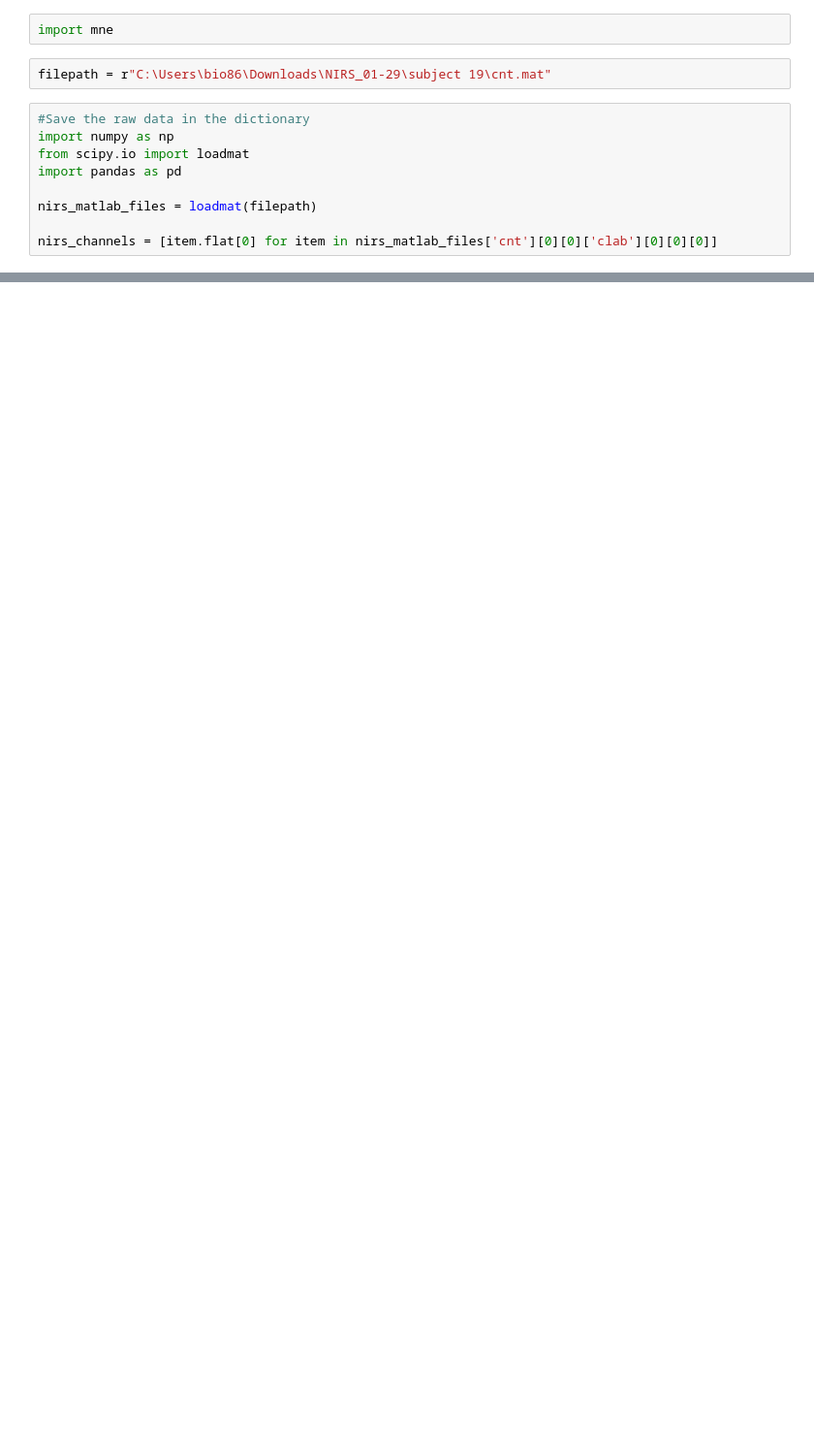
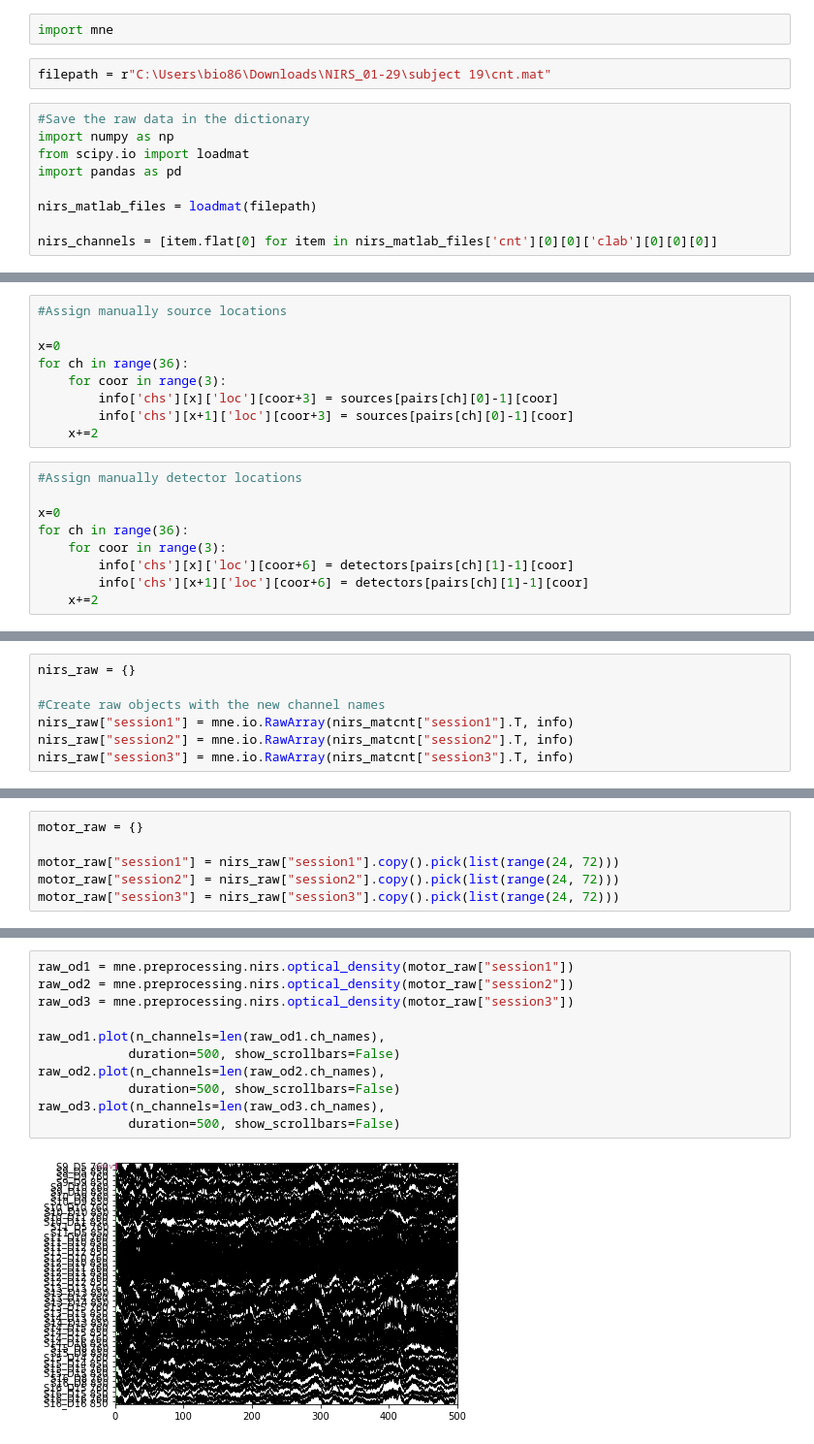
Before and after one commit to Isamaoz/Dissertation, a Jupyter notebook: test-19-NIRS.ipynb, the cells around one changed output, grey strips where cells are left out. Shown at 97% size. Saved outputs shown, nothing was run; the diff lists cells and outputs as text; blank space fills up the shorter version.

```diff
--- a/test-19-NIRS.ipynb
+++ b/test-19-NIRS.ipynb
@@ -81,0 +152,18 @@ info_highWL.set_montage(mnt_highWL)
+# %%
+#Assign manually source locations
+
+x=0
+for ch in range(36):
+    for coor in range(3):
+        info['chs'][x]['loc'][coor+3] = sources[pairs[ch][0]-1][coor]
+        info['chs'][x+1]['loc'][coor+3] = sources[pairs[ch][0]-1][coor]
+    x+=2
+# %%
+#Assign manually detector locations
+
+x=0
+for ch in range(36):
+    for coor in range(3):
+        info['chs'][x]['loc'][coor+6] = detectors[pairs[ch][1]-1][coor]
+        info['chs'][x+1]['loc'][coor+6] = detectors[pairs[ch][1]-1][coor]
+    x+=2
@@ -81,0 +244,7 @@ info_highWL.set_montage(mnt_highWL)
+# %%
+nirs_raw = {}
+
+#Create raw objects with the new channel names
+nirs_raw["session1"] = mne.io.RawArray(nirs_matcnt["session1"].T, info)
+nirs_raw["session2"] = mne.io.RawArray(nirs_matcnt["session2"].T, info)
+nirs_raw["session3"] = mne.io.RawArray(nirs_matcnt["session3"].T, info)
@@ -81,0 +281,6 @@ info_highWL.set_montage(mnt_highWL)
+# %%
+motor_raw = {}
+
+motor_raw["session1"] = nirs_raw["session1"].copy().pick(list(range(24, 72)))
+motor_raw["session2"] = nirs_raw["session2"].copy().pick(list(range(24, 72)))
+motor_raw["session3"] = nirs_raw["session3"].copy().pick(list(range(24, 72)))
@@ -81,0 +307,13 @@ info_highWL.set_montage(mnt_highWL)
+# %%
+raw_od1 = mne.preprocessing.nirs.optical_density(motor_raw["session1"])
+raw_od2 = mne.preprocessing.nirs.optical_density(motor_raw["session2"])
+raw_od3 = mne.preprocessing.nirs.optical_density(motor_raw["session3"])
+
+raw_od1.plot(n_channels=len(raw_od1.ch_names),
+            duration=500, show_scrollbars=False)
+raw_od2.plot(n_channels=len(raw_od2.ch_names),
+            duration=500, show_scrollbars=False)
+raw_od3.plot(n_channels=len(raw_od3.ch_names),
+            duration=500, show_scrollbars=False)
+# %% [output]
+[figure, added]
```
Also changed, not shown: parts of 52 cells of this notebook, 3 other files.
